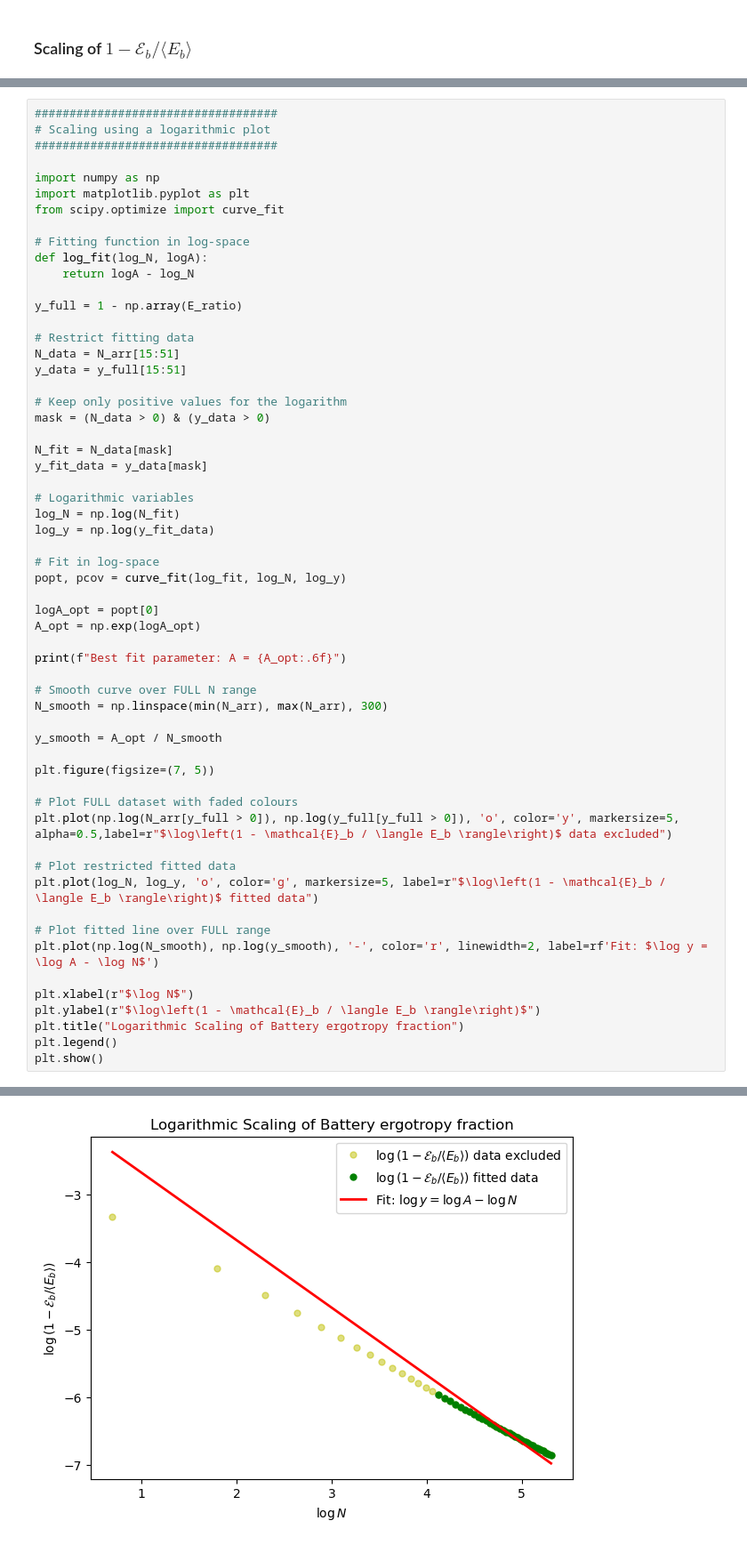
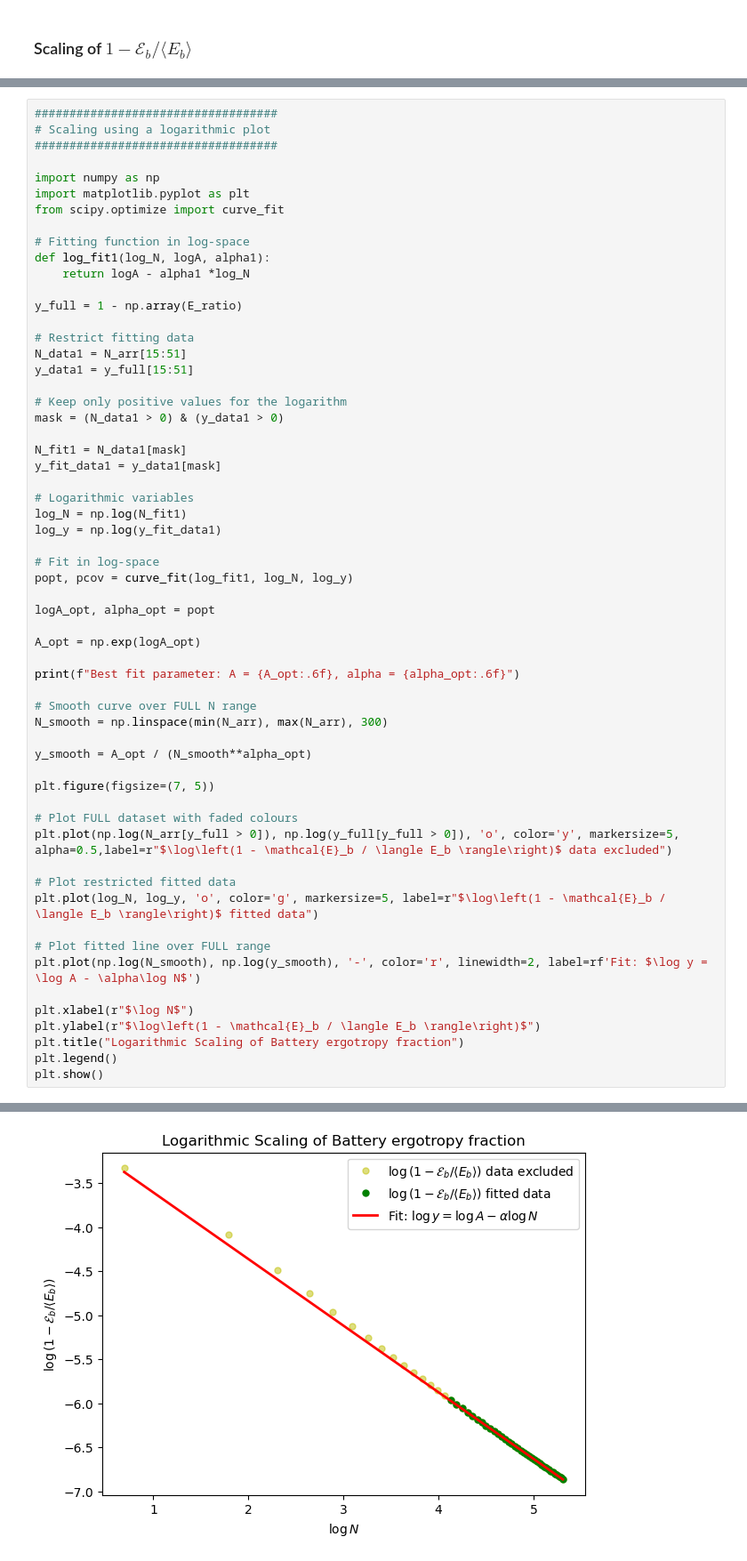
Before and after one commit to gbhanja/ERGO_FLUC_parallel_codes, a Jupyter notebook: Plot_WS.ipynb, the cells around one changed output, grey strips where cells are left out. Shown at 89% size. Drawn from its saved outputs; the diff is of its cells as text.

```diff
--- a/Plot_WS.ipynb
+++ b/Plot_WS.ipynb
@@ -187,37 +187,38 @@ import matplotlib.pyplot as plt
 from scipy.optimize import curve_fit
 
 # Fitting function in log-space
-def log_fit(log_N, logA):
-    return logA - log_N
+def log_fit1(log_N, logA, alpha1):
+    return logA - alpha1 *log_N
 
 y_full = 1 - np.array(E_ratio)
 
 # Restrict fitting data
-N_data = N_arr[15:51]
-y_data = y_full[15:51]
+N_data1 = N_arr[15:51]
+y_data1 = y_full[15:51]
 
 # Keep only positive values for the logarithm
-mask = (N_data > 0) & (y_data > 0)
+mask = (N_data1 > 0) & (y_data1 > 0)
 
-N_fit = N_data[mask]
-y_fit_data = y_data[mask]
+N_fit1 = N_data1[mask]
+y_fit_data1 = y_data1[mask]
 
 # Logarithmic variables
-log_N = np.log(N_fit)
-log_y = np.log(y_fit_data)
+log_N = np.log(N_fit1)
+log_y = np.log(y_fit_data1)
 
 # Fit in log-space
-popt, pcov = curve_fit(log_fit, log_N, log_y)
+popt, pcov = curve_fit(log_fit1, log_N, log_y)
 
-logA_opt = popt[0]
+logA_opt, alpha_opt = popt
+
 A_opt = np.exp(logA_opt)
 
-print(f"Best fit parameter: A = {A_opt:.6f}")
+print(f"Best fit parameter: A = {A_opt:.6f}, alpha = {alpha_opt:.6f}")
 
 # Smooth curve over FULL N range
 N_smooth = np.linspace(min(N_arr), max(N_arr), 300)
 
-y_smooth = A_opt / N_smooth
+y_smooth = A_opt / (N_smooth**alpha_opt)
 
 plt.figure(figsize=(7, 5))
 
@@ -228,7 +229,7 @@ plt.plot(np.log(N_arr[y_full > 0]), np.log(y_full[y_full > 0]), 'o', color='y',
 plt.plot(log_N, log_y, 'o', color='g', markersize=5, label=r"$\log\left(1 - \mathcal{E}_b / \langle E_b \rangle\right)$ fitted data")
 
 # Plot fitted line over FULL range
-plt.plot(np.log(N_smooth), np.log(y_smooth), '-', color='r', linewidth=2, label=rf'Fit: $\log y = \log A - \log N$')
+plt.plot(np.log(N_smooth), np.log(y_smooth), '-', color='r', linewidth=2, label=rf'Fit: $\log y = \log A - \alpha\log N$')
 
 plt.xlabel(r"$\log N$")
 plt.ylabel(r"$\log\left(1 - \mathcal{E}_b / \langle E_b \rangle\right)$")
@@ -240 +241 @@ Best fit parameter: A = 0.187700
-[figure, old version]
+[figure, new version]
```
Also changed, not shown: parts of 6 cells of this notebook.
